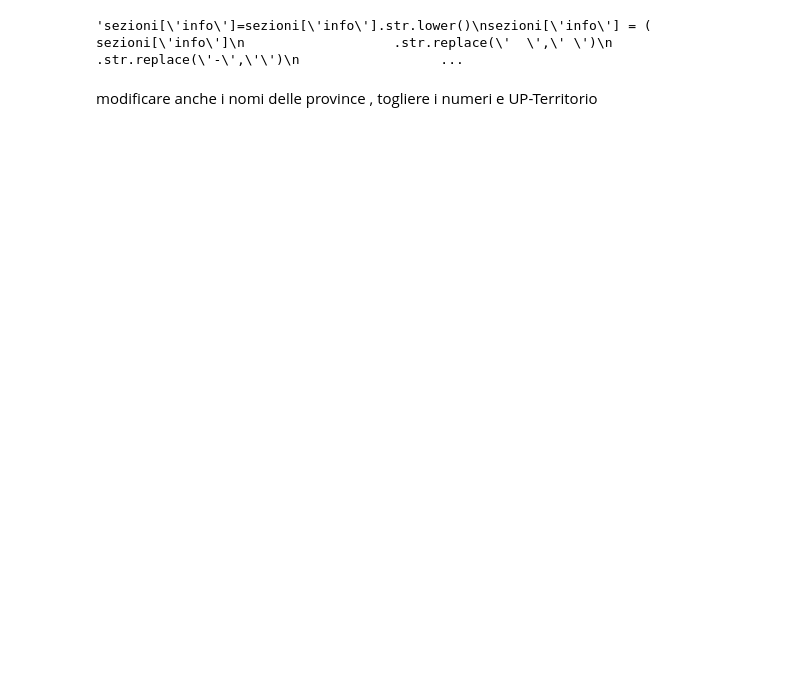
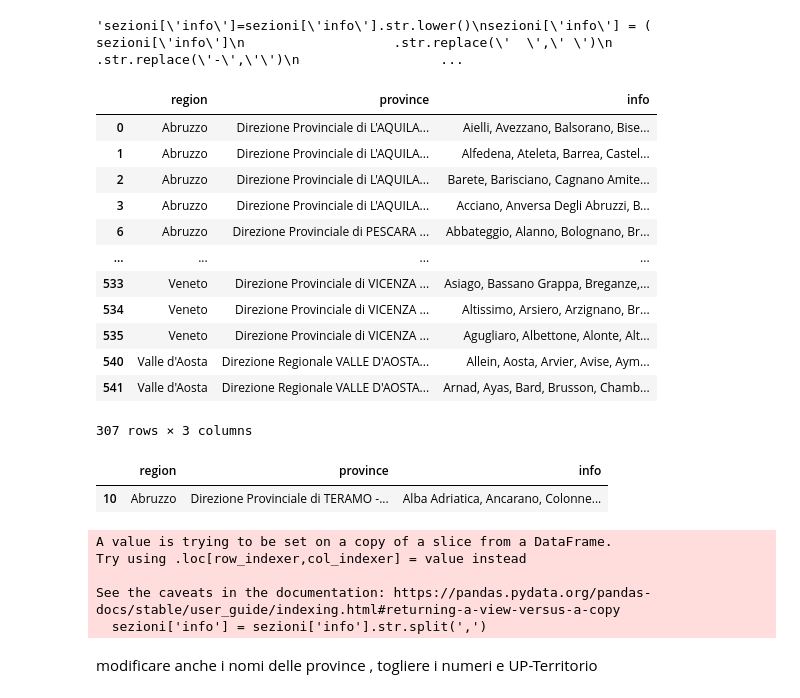
Before and after one commit to ClaudiaEsposit/Scraping_ade, a Jupyter notebook: mapping_sezioni_foro.ipynb, the cells around one changed output. Saved outputs shown, nothing was run; the diff lists cells and outputs as text; code cells hidden in the pictures; blank space fills up the shorter version.

```diff
--- a/mapping_sezioni_foro.ipynb
+++ b/mapping_sezioni_foro.ipynb
@@ -3,6 +3,9 @@ import pandas as pd
 import re
 # %%
 sezioni = pd.read_excel('Resources/sezioni_territoriali_2.xlsx')
+# %%
+sezioni = sezioni[~sezioni['province'].str.contains('Pubblicit')]
+sezioni = sezioni[~sezioni['province'].str.endswith('- Ufficio provinciale - Territorio')]
 # %%
 """sezioni['info']=sezioni['info'].str.lower()
 sezioni['info'] = ( sezioni['info']
@@ -41,7 +44,7 @@ def extract_capitalized_words_with_commas(text):
     # Split text into words while keeping commas
     words = text.split()
     # Find words that match the capitalized criteria
-    capitalized_words = [word for word in words if re.match(r'^[A-Z][a-z]*[,.]*$', word)]
+    capitalized_words = [word for word in words if re.match(r"^[A-Z][a-zà-öø-ÿÀ-ÖØ-ß'`]*[,.]*$", word)]
     # Join the list of words into a single string separated by space
     return ' '.join(capitalized_words)
 
@@ -80,6 +83,26 @@ sezioni['info'] = ( sezioni['info']
                    )
 # %%
 sezioni = sezioni.drop_duplicates()
+sezioni
+# %% [output]
+|  | region | province | info |
+| 0 | Abruzzo | Direzione Provinciale di L'AQUILA... | Aielli, Avezzano, Balsorano, Bise... |
+| 1 | Abruzzo | Direzione Provinciale di L'AQUILA... | Alfedena, Ateleta, Barrea, Castel... |
+| 2 | Abruzzo | Direzione Provinciale di L'AQUILA... | Barete, Barisciano, Cagnano Amite... |
+| 3 | Abruzzo | Direzione Provinciale di L'AQUILA... | Acciano, Anversa Degli Abruzzi, B... |
+| 6 | Abruzzo | Direzione Provinciale di PESCARA ... | Abbateggio, Alanno, Bolognano, Br... |
+| ... | ... | ... | ... |
+| 533 | Veneto | Direzione Provinciale di VICENZA ... | Asiago, Bassano Grappa, Breganze,... |
+| 534 | Veneto | Direzione Provinciale di VICENZA ... | Altissimo, Arsiero, Arzignano, Br... |
+| 535 | Veneto | Direzione Provinciale di VICENZA ... | Agugliaro, Albettone, Alonte, Alt... |
+| 540 | Valle d'Aosta | Direzione Regionale VALLE D'AOSTA... | Allein, Aosta, Arvier, Avise, Aym... |
+| 541 | Valle d'Aosta | Direzione Regionale VALLE D'AOSTA... | Arnad, Ayas, Bard, Brusson, Chamb... |
+307 rows × 3 columns
+# %%
+sezioni[sezioni['info'].str.contains('Alba Adriatica')]
+# %% [output]
+|  | region | province | info |
+| 10 | Abruzzo | Direzione Provinciale di TERAMO -... | Alba Adriatica, Ancarano, Colonne... |
 # %%
 sezioni = sezioni[sezioni['info'] !='']
 # %%
@@ -90,6 +113,12 @@ sezioni_exploded['info'] = ( sezioni_exploded['info']
                             .str.replace(' ',' ')
                             .str.strip()
 )
+# %% [output]
+A value is trying to be set on a copy of a slice from a DataFrame.
+Try using .loc[row_indexer,col_indexer] = value instead
+
+See the caveats in the documentation: https://pandas.pydata.org/pandas-docs/stable/user_guide/indexing.html#returning-a-view-versus-a-copy
+  sezioni['info'] = sezioni['info'].str.split(',')
 # %%
 sezioni_exploded = sezioni_exploded[sezioni_exploded['info'] !='']
 sezioni_exploded= sezioni_exploded.drop_duplicates()
```
Also changed, not shown: parts of 8 cells of this notebook, 3 other files.
